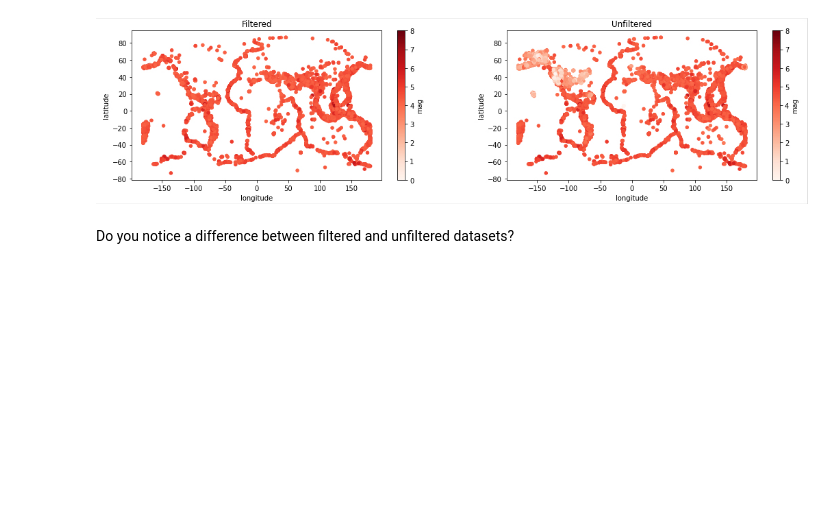
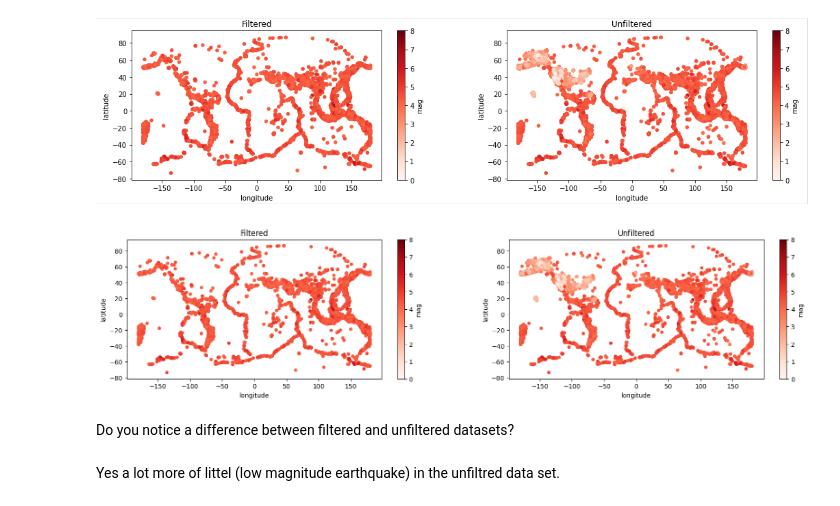
Before and after one commit to Cyp202/2025_Intro_Python, a Jupyter notebook: notebook/W3_S1.ipynb, the cells around one changed output. Drawn from its saved outputs; the diff is of its cells as text; code cells hidden in the pictures; blank space fills up the shorter version.

```diff
--- a/notebook/W3_S1.ipynb
+++ b/notebook/W3_S1.ipynb
@@ -605,6 +605,18 @@ Hint: Consider reading the documentation for [`plt.scatter`](https://matplotlib.
 ![aaaaa11.jpg](embedded-picture-1)
 # %%
 # Make a figure with two subplots, and use one subplot to show the filtered dataset locations, and the other for the unfiltered dataset locations
+# %%
+# Make one histogram for the filtered dataset, and one for the unfiltered dataset
+fig,ax = plt.subplots(1,2,figsize=(20,4))
+# Filtered data
+df_filt.plot.scatter(x='longitude',y='latitude',c='mag',ax=ax[0],cmap='Reds',vmin=0,vmax=8) #si ax= ... dans le code alors avant le plot mettre les données
+# Unfilted data
+df.plot.scatter(x='longitude',y='latitude',c='mag',ax=ax[1],cmap='Reds',vmin=0,vmax=8)
+ax[0].set_title('Filtered')
+ax[1].set_title('Unfiltered')
+plt.show()
+# %% [output]
+[figure, added]
 # %%
 #@markdown Fill in the blank version. Double click to reveal
 # Make a figure with two subplots, and use one subplot to show the filtered dataset locations, and the other for the unfiltered dataset locations
@@ -618,3 +630,5 @@ ax[1].set_title('Unfiltered')
 plt.show()
 # %% [markdown]
 Do you notice a difference between filtered and unfiltered datasets?
+# %% [markdown]
+Yes a lot more of littel (low magnitude earthquake) in the unfiltred data set.
```
Also changed, not shown: parts of 14 cells of this notebook.
